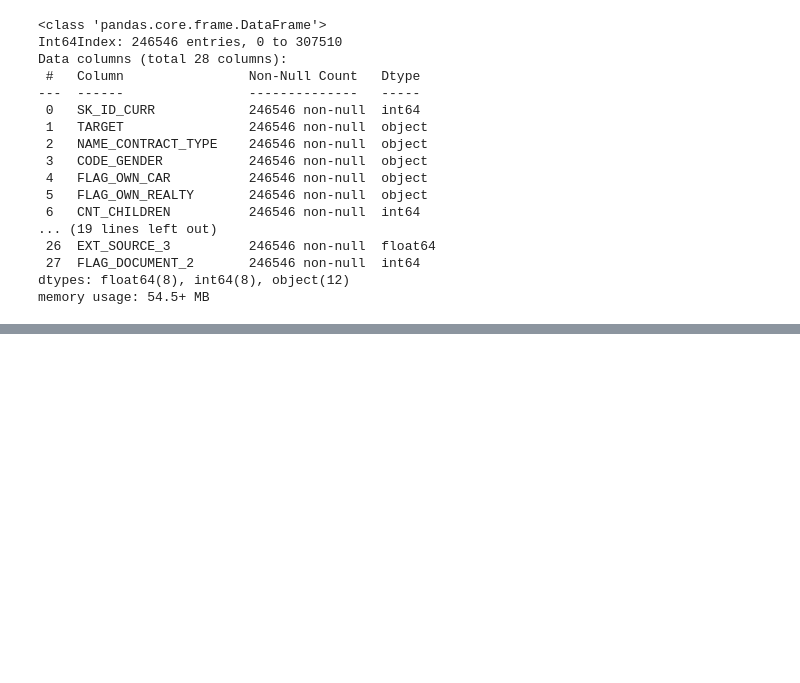
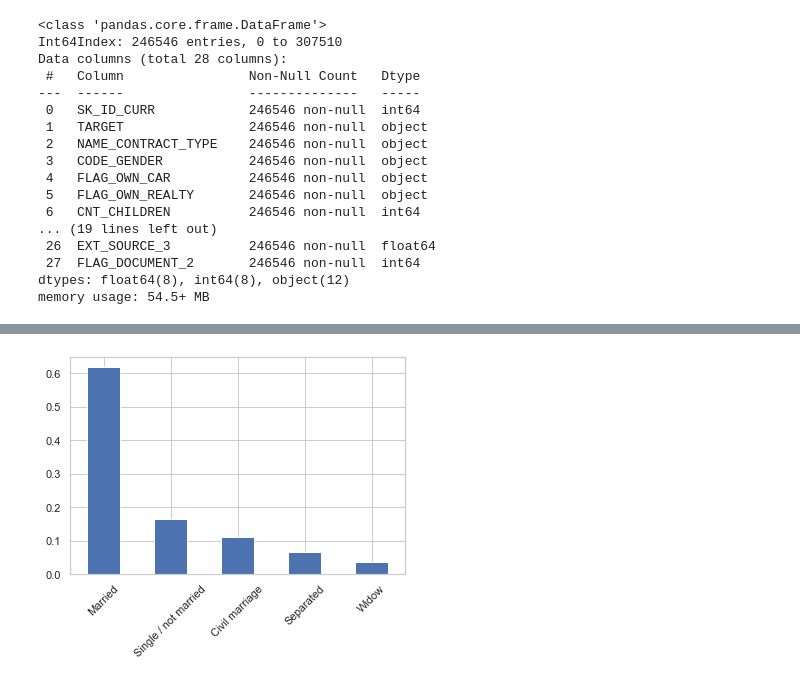
Before and after one commit to vishnuksharma/DataScienceAnalysisPython, a Jupyter notebook: EDA-CaseStudy/EDA-CaseStudy-I.ipynb, the cells around one changed output, grey strips where cells are left out. Drawn from its saved outputs; the diff is of its cells as text; code cells hidden in the pictures; blank space fills up the shorter version.

```diff
--- a/EDA-CaseStudy/EDA-CaseStudy-I.ipynb
+++ b/EDA-CaseStudy/EDA-CaseStudy-I.ipynb
@@ -155,0 +228,7 @@ target0_df
+# %%
+# Defaulter based on family status
+target1_df.NAME_FAMILY_STATUS.value_counts(normalize=True).plot.bar()
+plt.xticks(rotation=45)
+plt.show()
+# %% [output]
+[figure, added]
```
Also changed, not shown: parts of 37 cells of this notebook, 4 other files.
